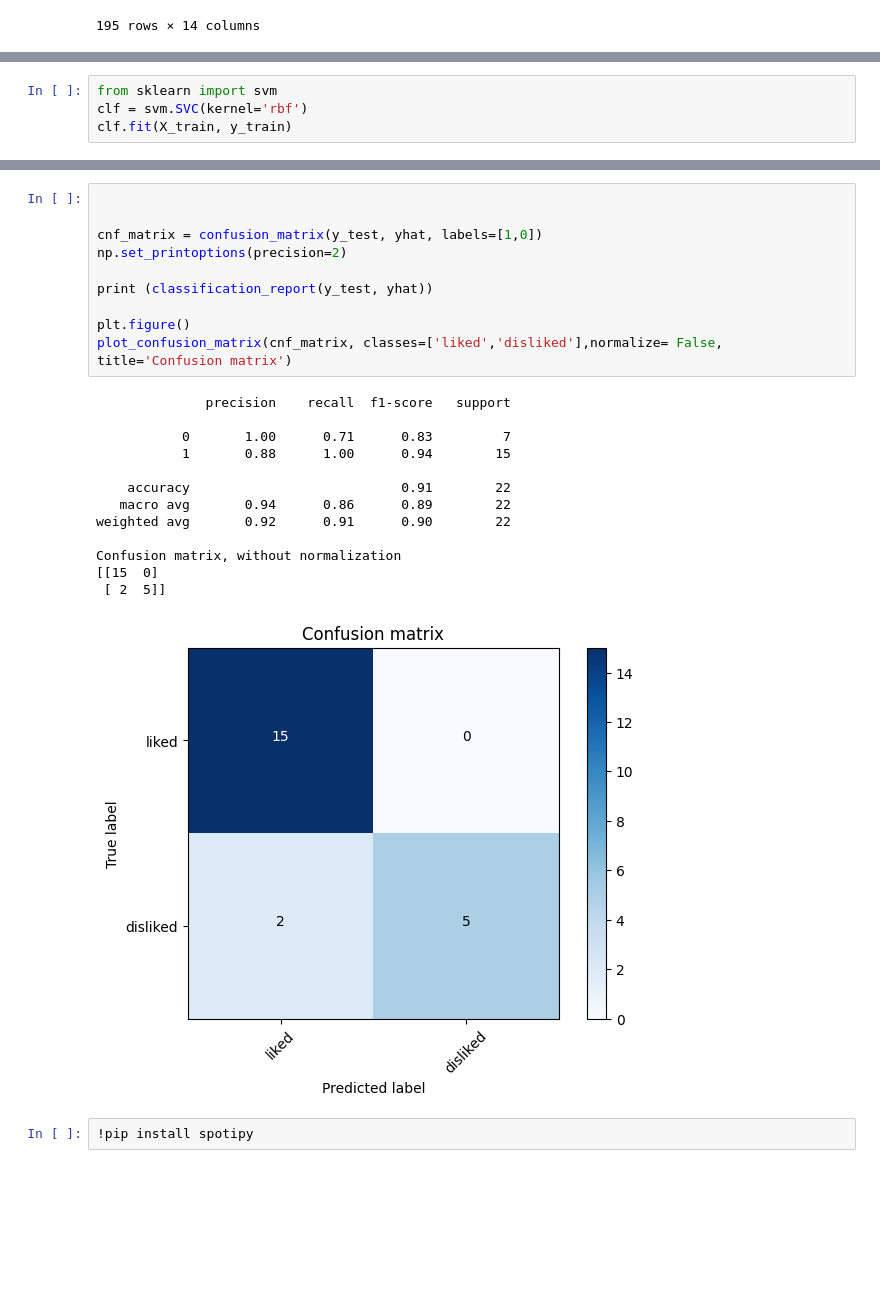
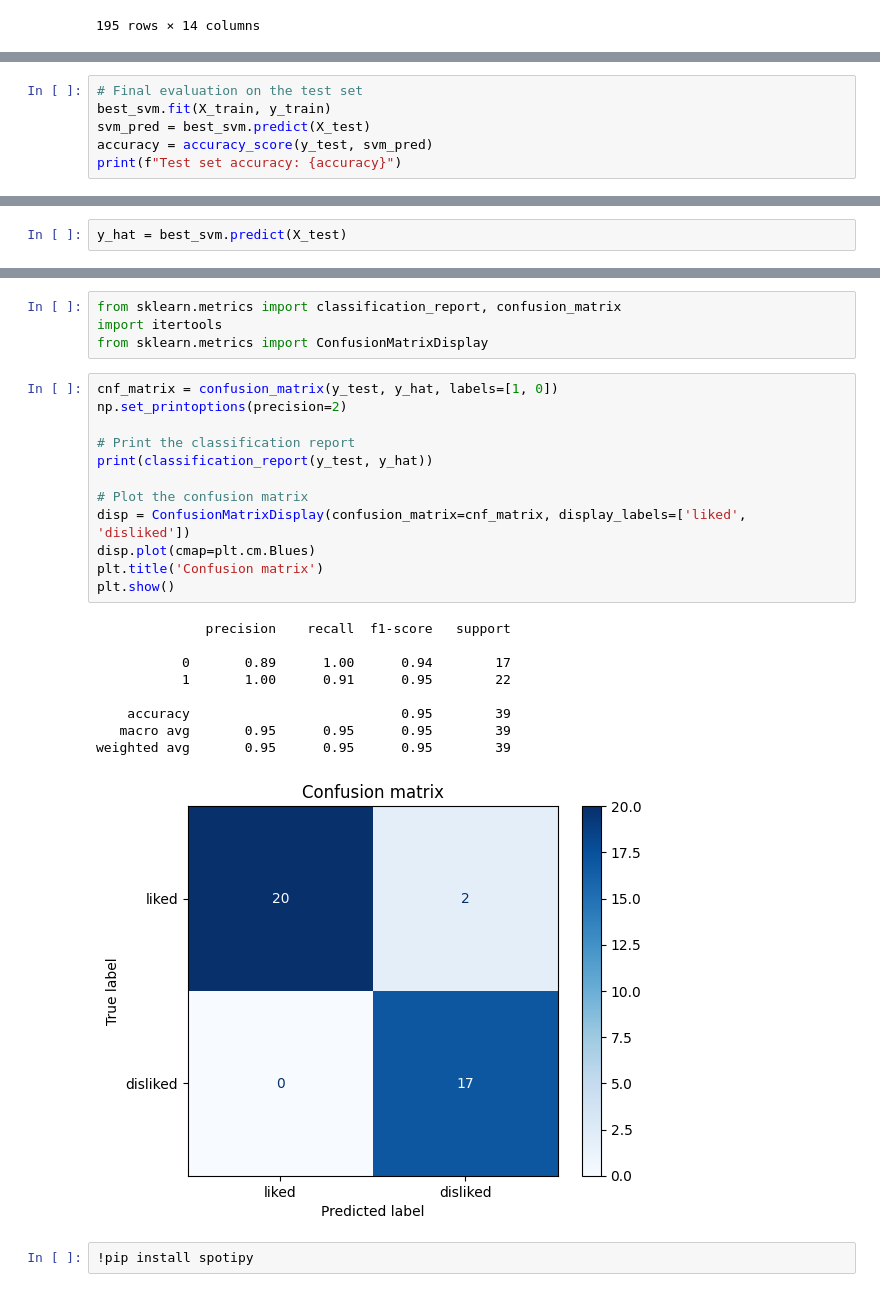
Before and after one commit to seifahmed2004/Song-recommendation-system-using-SVM-model, a Jupyter notebook: SeifAhmedCodealphaT1.ipynb, the cells around one changed output, grey strips where cells are left out. Drawn from its saved outputs; the diff is of its cells as text; blank space fills up the shorter version.

```diff
--- a/SeifAhmedCodealphaT1.ipynb
+++ b/SeifAhmedCodealphaT1.ipynb
@@ -183,4 +144,0 @@ Test set: (22, 12) (22,)
-# %%
-from sklearn import svm
-clf = svm.SVC(kernel='rbf')
-clf.fit(X_train, y_train)
@@ -229,0 +186,6 @@ def plot_confusion_matrix(cm, classes,
+# %%
+# Final evaluation on the test set
+best_svm.fit(X_train, y_train)
+svm_pred = best_svm.predict(X_test)
+accuracy = accuracy_score(y_test, svm_pred)
+print(f"Test set accuracy: {accuracy}")
@@ -230,3 +194,5 @@ def plot_confusion_matrix(cm, classes,
+# %%
+y_hat = best_svm.predict(X_test)
 # %%
 from sklearn.metrics import f1_score
 f1_score(y_test, yhat, average='weighted')
@@ -235,27 +205,29 @@ f1_score(y_test, yhat, average='weighted')
+# %%
+from sklearn.metrics import classification_report, confusion_matrix
+import itertools
+from sklearn.metrics import ConfusionMatrixDisplay
 # %%
-
-
-cnf_matrix = confusion_matrix(y_test, yhat, labels=[1,0])
+cnf_matrix = confusion_matrix(y_test, y_hat, labels=[1, 0])
 np.set_printoptions(precision=2)
 
-print (classification_report(y_test, yhat))
+# Print the classification report
+print(classification_report(y_test, y_hat))
 
-plt.figure()
-plot_confusion_matrix(cnf_matrix, classes=['liked','disliked'],normalize= False,  title='Confusion matrix')
+# Plot the confusion matrix
+disp = ConfusionMatrixDisplay(confusion_matrix=cnf_matrix, display_labels=['liked', 'disliked'])
+disp.plot(cmap=plt.cm.Blues)
+plt.title('Confusion matrix')
+plt.show()
 # %% [output]
               precision    recall  f1-score   support
 
-           0       1.00      0.71      0.83         7
-           1       0.88      1.00      0.94        15
+           0       0.89      1.00      0.94        17
+           1       1.00      0.91      0.95        22
 
-    accuracy                           0.91        22
-   macro avg       0.94      0.86      0.89        22
-weighted avg       0.92      0.91      0.90        22
-
-Confusion matrix, without normalization
-[[15  0]
- [ 2  5]]
+    accuracy                           0.95        39
+   macro avg       0.95      0.95      0.95        39
+weighted avg       0.95      0.95      0.95        39
-[figure, old version]
+[figure, new version]
 # %%
 !pip install spotipy
 # %% [output]
```
Also changed, not shown: parts of 19 cells of this notebook.
